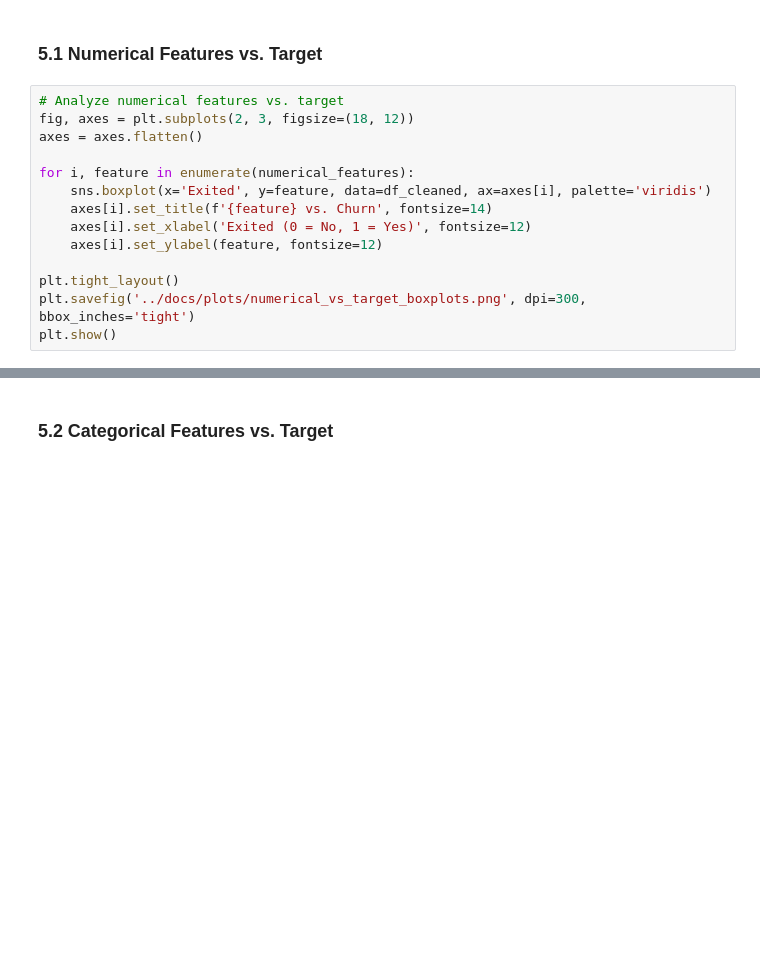
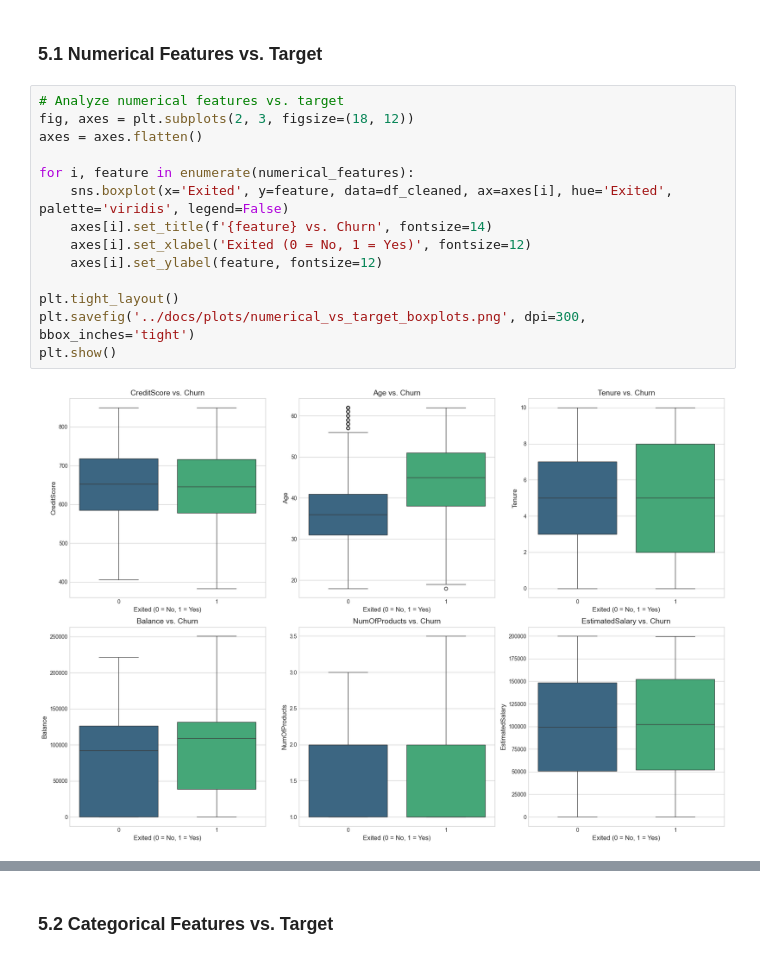
Before and after one commit to SergioDreamer/financial-customer-churn-prediction, a Jupyter notebook: notebooks/02_exploratory_data_analysis.ipynb, the cells around one changed output, grey strips where cells are left out. Cells and saved outputs as stored; diff of their text form; blank space fills up the shorter version.

```diff
--- a/notebooks/02_exploratory_data_analysis.ipynb
+++ b/notebooks/02_exploratory_data_analysis.ipynb
@@ -138,17 +218,19 @@ plt.show()
 # %%
 # Analyze numerical features vs. target
 fig, axes = plt.subplots(2, 3, figsize=(18, 12))
 axes = axes.flatten()
 
 for i, feature in enumerate(numerical_features):
-    sns.boxplot(x='Exited', y=feature, data=df_cleaned, ax=axes[i], palette='viridis')
+    sns.boxplot(x='Exited', y=feature, data=df_cleaned, ax=axes[i], hue='Exited', palette='viridis', legend=False)
     axes[i].set_title(f'{feature} vs. Churn', fontsize=14)
     axes[i].set_xlabel('Exited (0 = No, 1 = Yes)', fontsize=12)
     axes[i].set_ylabel(feature, fontsize=12)
 
 plt.tight_layout()
 plt.savefig('../docs/plots/numerical_vs_target_boxplots.png', dpi=300, bbox_inches='tight')
 plt.show()
+# %% [output]
+[figure, added]
 # %%
 # Statistical tests for numerical features vs. target
 print("Statistical tests for numerical features vs. target:")
```
Also changed, not shown: parts of 26 cells of this notebook, 6 other files.
